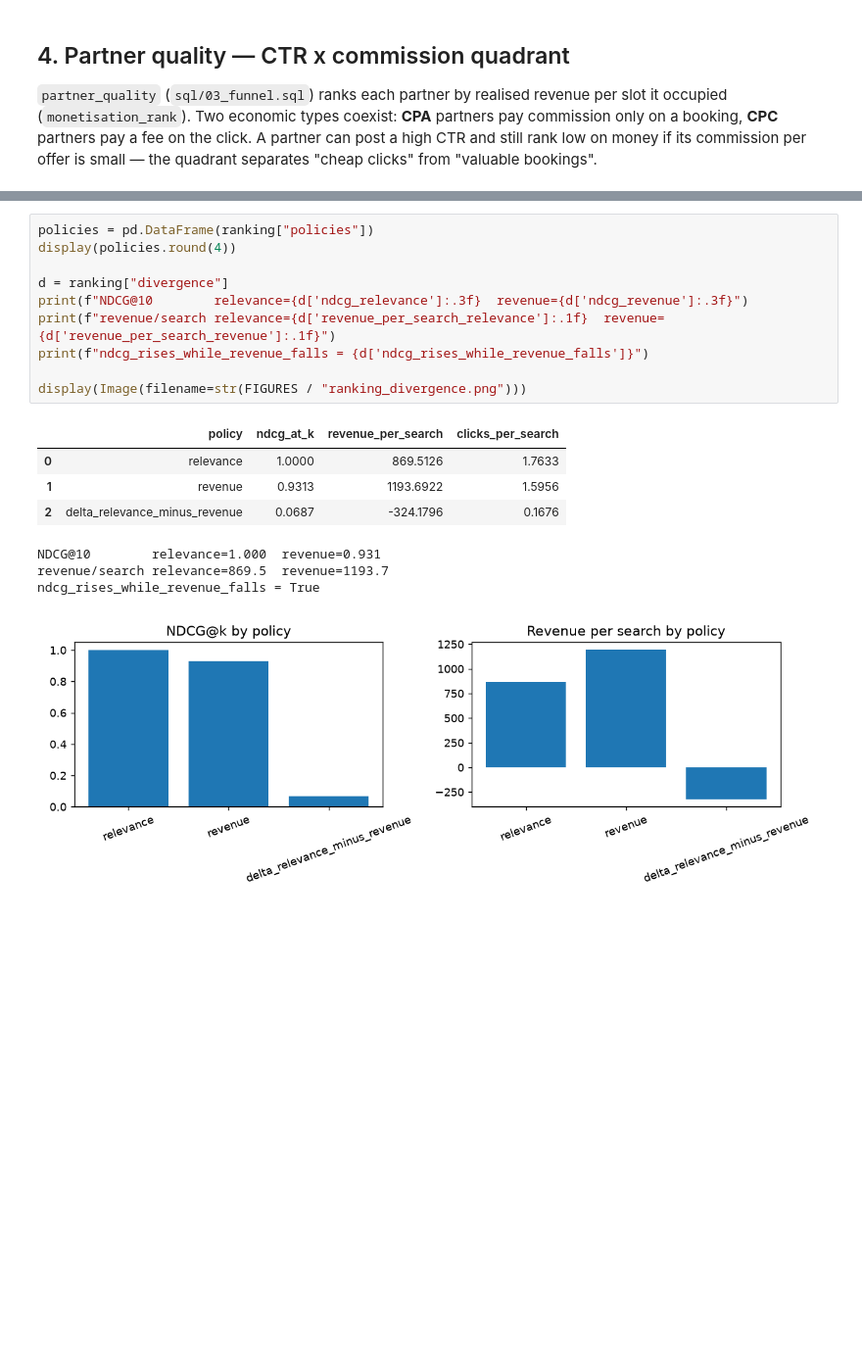
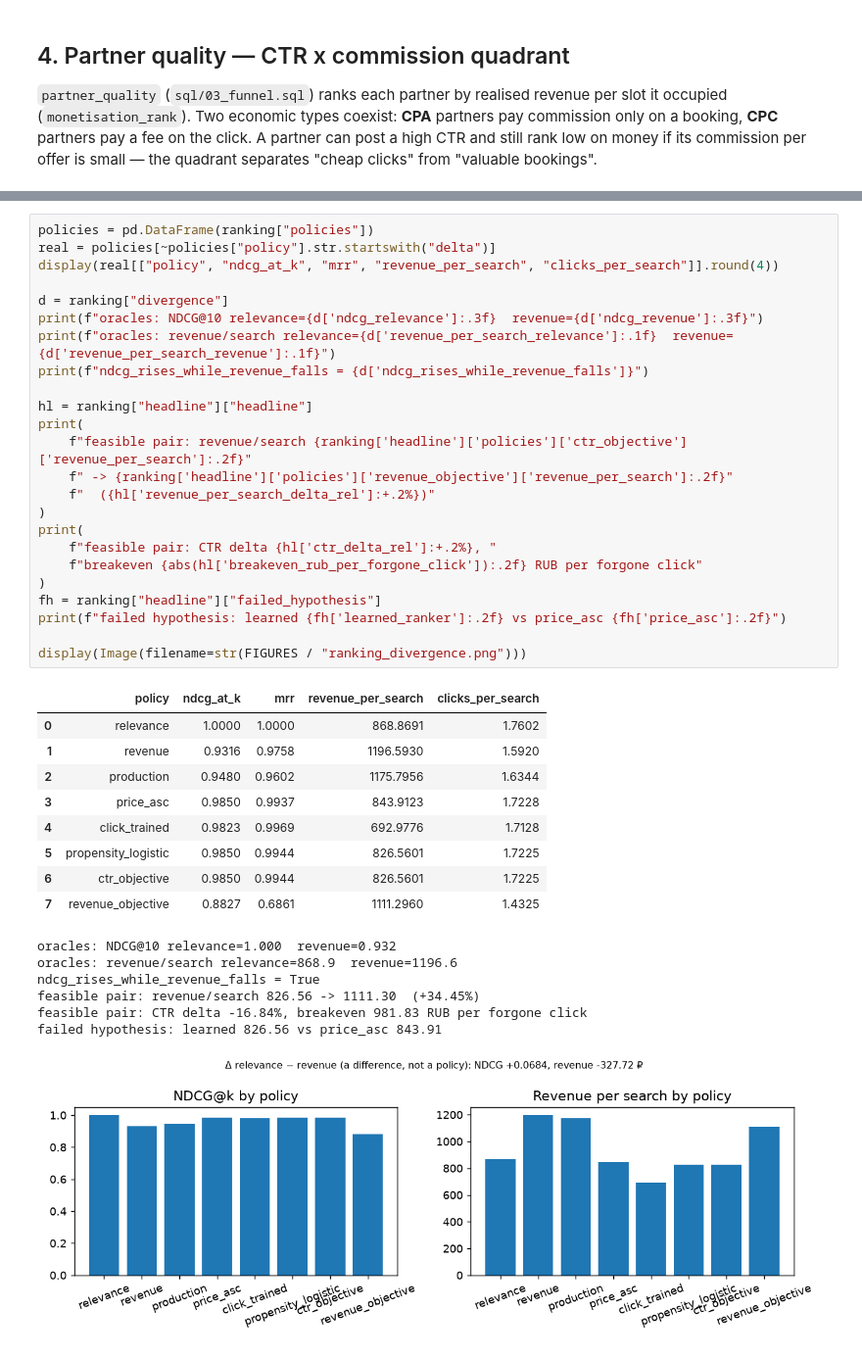
Before and after one commit to NikitaBoyarkin/serp-rank-lab, a Jupyter notebook: notebooks/01_ranking_monetisation.ipynb, the cells around one changed output, grey strips where cells are left out. Shown at 98% size. Drawn from its saved outputs; the diff is of its cells as text; blank space fills up the shorter version.

```diff
--- a/notebooks/01_ranking_monetisation.ipynb
+++ b/notebooks/01_ranking_monetisation.ipynb
@@ -144,22 +149,44 @@ partner_type split (modeled): {'CPA': 75168, 'CPC': 44968}
 # %%
 policies = pd.DataFrame(ranking["policies"])
-display(policies.round(4))
+real = policies[~policies["policy"].str.startswith("delta")]
+display(real[["policy", "ndcg_at_k", "mrr", "revenue_per_search", "clicks_per_search"]].round(4))
 
 d = ranking["divergence"]
-print(f"NDCG@10        relevance={d['ndcg_relevance']:.3f}  revenue={d['ndcg_revenue']:.3f}")
-print(f"revenue/search relevance={d['revenue_per_search_relevance']:.1f}  revenue={d['revenue_per_search_revenue']:.1f}")
+print(f"oracles: NDCG@10 relevance={d['ndcg_relevance']:.3f}  revenue={d['ndcg_revenue']:.3f}")
+print(f"oracles: revenue/search relevance={d['revenue_per_search_relevance']:.1f}  revenue={d['revenue_per_search_revenue']:.1f}")
 print(f"ndcg_rises_while_revenue_falls = {d['ndcg_rises_while_revenue_falls']}")
 
+hl = ranking["headline"]["headline"]
+print(
+    f"feasible pair: revenue/search {ranking['headline']['policies']['ctr_objective']['revenue_per_search']:.2f}"
+    f" -> {ranking['headline']['policies']['revenue_objective']['revenue_per_search']:.2f}"
+    f"  ({hl['revenue_per_search_delta_rel']:+.2%})"
+)
+print(
+    f"feasible pair: CTR delta {hl['ctr_delta_rel']:+.2%}, "
+    f"breakeven {abs(hl['breakeven_rub_per_forgone_click']):.2f} RUB per forgone click"
+)
+fh = ranking["headline"]["failed_hypothesis"]
+print(f"failed hypothesis: learned {fh['learned_ranker']:.2f} vs price_asc {fh['price_asc']:.2f}")
+
 display(Image(filename=str(FIGURES / "ranking_divergence.png")))
 # %% [output]
-|  | policy | ndcg_at_k | revenue_per_search | clicks_per_search |
-| 0 | relevance | 1.0000 | 869.5126 | 1.7633 |
-| 1 | revenue | 0.9313 | 1193.6922 | 1.5956 |
-| 2 | delta_relevance_minus_revenue | 0.0687 | -324.1796 | 0.1676 |
+|  | policy | ndcg_at_k | mrr | revenue_per_search | clicks_per_search |
+| 0 | relevance | 1.0000 | 1.0000 | 868.8691 | 1.7602 |
+| 1 | revenue | 0.9316 | 0.9758 | 1196.5930 | 1.5920 |
+| 2 | production | 0.9480 | 0.9602 | 1175.7956 | 1.6344 |
+| 3 | price_asc | 0.9850 | 0.9937 | 843.9123 | 1.7228 |
+| 4 | click_trained | 0.9823 | 0.9969 | 692.9776 | 1.7128 |
+| 5 | propensity_logistic | 0.9850 | 0.9944 | 826.5601 | 1.7225 |
+| 6 | ctr_objective | 0.9850 | 0.9944 | 826.5601 | 1.7225 |
+| 7 | revenue_objective | 0.8827 | 0.6861 | 1111.2960 | 1.4325 |
-NDCG@10        relevance=1.000  revenue=0.931
-revenue/search relevance=869.5  revenue=1193.7
+oracles: NDCG@10 relevance=1.000  revenue=0.932
+oracles: revenue/search relevance=868.9  revenue=1196.6
 ndcg_rises_while_revenue_falls = True
+feasible pair: revenue/search 826.56 -> 1111.30  (+34.45%)
+feasible pair: CTR delta -16.84%, breakeven 981.83 RUB per forgone click
+failed hypothesis: learned 826.56 vs price_asc 843.91
-[figure, old version]
+[figure, new version]
 # %% [markdown]
 ## 6. Business conclusion
 
```
Also changed, not shown: parts of 5 cells of this notebook, 37 other files.
